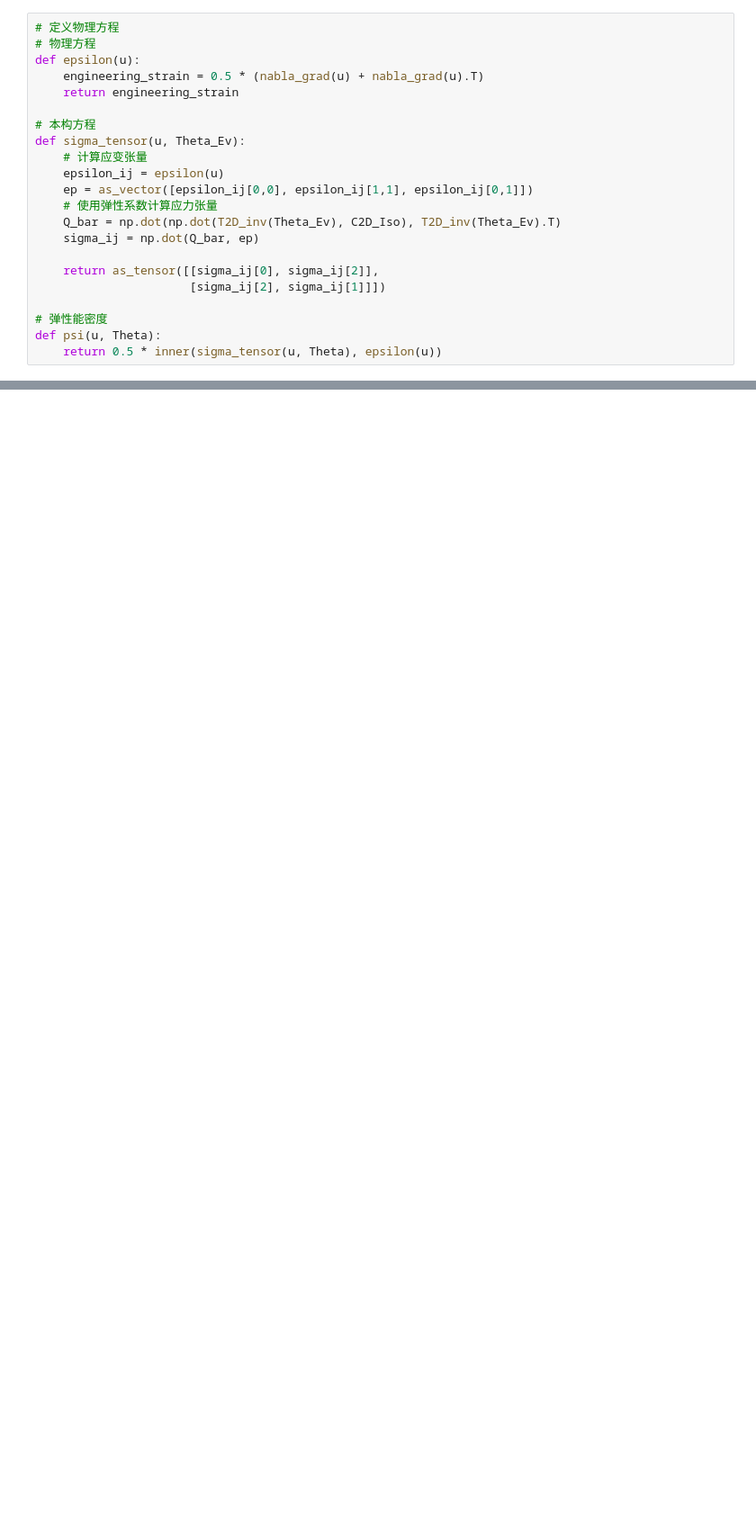
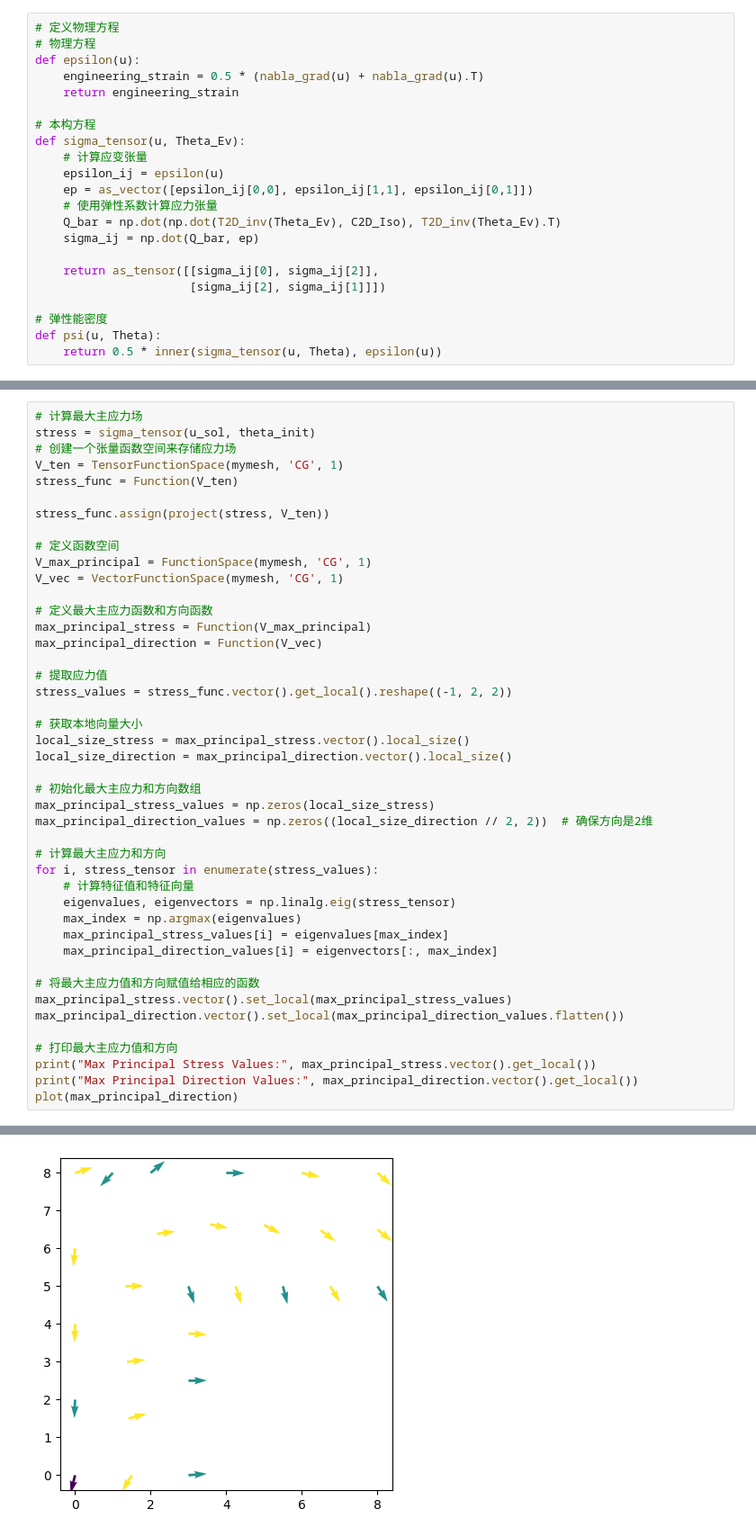
Before and after one commit to Jarvis-Chiang/fenics-test, a Jupyter notebook: topo_copy.ipynb, the cells around one changed output, grey strips where cells are left out. Shown at 90% size. Drawn from its saved outputs; the diff is of its cells as text; blank space fills up the shorter version.

```diff
--- a/topo_copy.ipynb
+++ b/topo_copy.ipynb
@@ -124,0 +120,45 @@ def FEA(V:VectorFunctionSpace, lhs, rhs, u:Function, bc:DirichletBC) -> Function
+# %%
+# 计算最大主应力场
+stress = sigma_tensor(u_sol, theta_init)
+# 创建一个张量函数空间来存储应力场
+V_ten = TensorFunctionSpace(mymesh, 'CG', 1)
+stress_func = Function(V_ten)
+
+stress_func.assign(project(stress, V_ten))
+
+# 定义函数空间
+V_max_principal = FunctionSpace(mymesh, 'CG', 1)
+V_vec = VectorFunctionSpace(mymesh, 'CG', 1)
+
+# 定义最大主应力函数和方向函数
+max_principal_stress = Function(V_max_principal)
+max_principal_direction = Function(V_vec)
+
+# 提取应力值
+stress_values = stress_func.vector().get_local().reshape((-1, 2, 2))
+
+# 获取本地向量大小
+local_size_stress = max_principal_stress.vector().local_size()
+local_size_direction = max_principal_direction.vector().local_size()
+
+# 初始化最大主应力和方向数组
+max_principal_stress_values = np.zeros(local_size_stress)
+max_principal_direction_values = np.zeros((local_size_direction // 2, 2))  # 确保方向是2维
+
+# 计算最大主应力和方向
+for i, stress_tensor in enumerate(stress_values):
+    # 计算特征值和特征向量
+    eigenvalues, eigenvectors = np.linalg.eig(stress_tensor)
+    max_index = np.argmax(eigenvalues)
+    max_principal_stress_values[i] = eigenvalues[max_index]
+    max_principal_direction_values[i] = eigenvectors[:, max_index]
+
+# 将最大主应力值和方向赋值给相应的函数
+max_principal_stress.vector().set_local(max_principal_stress_values)
+max_principal_direction.vector().set_local(max_principal_direction_values.flatten())
+
+# 打印最大主应力值和方向
+print("Max Principal Stress Values:", max_principal_stress.vector().get_local())
+print("Max Principal Direction Values:", max_principal_direction.vector().get_local())
+plot(max_principal_direction)
+# %% [output]
@@ -124,0 +182 @@ def FEA(V:VectorFunctionSpace, lhs, rhs, u:Function, bc:DirichletBC) -> Function
+[figure, added]
```
Also changed, not shown: parts of 13 cells of this notebook, 49 other files.
